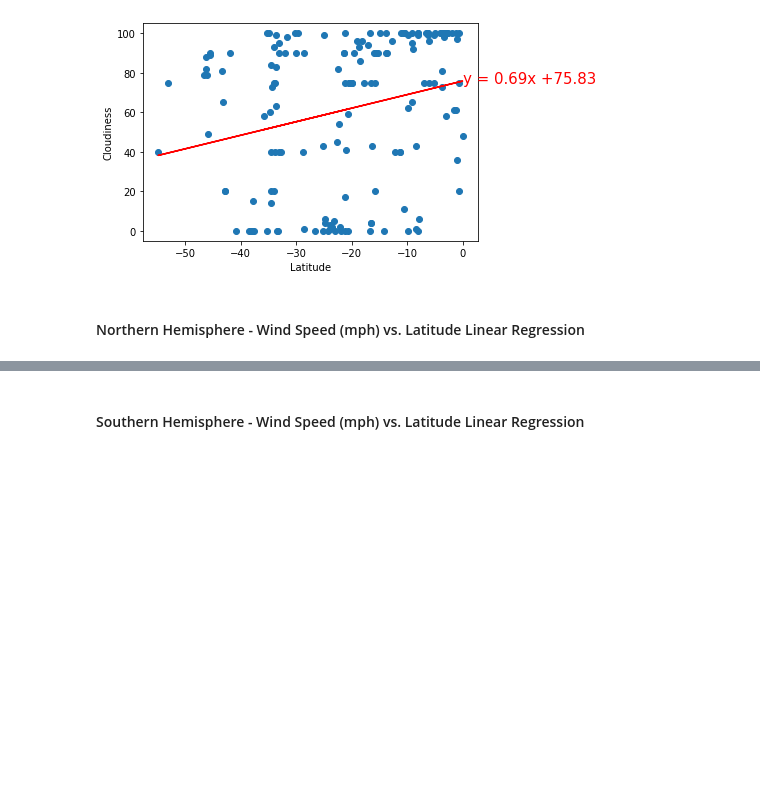
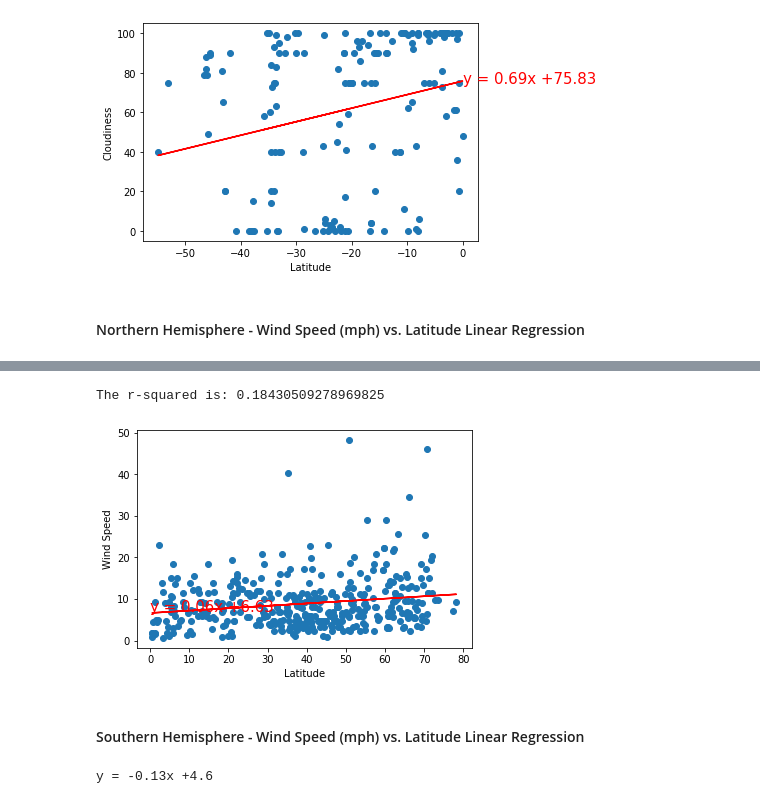
Before and after one commit to prerak-patel/python-api, a Jupyter notebook: WeatherPy/WeatherPy.ipynb, the cells around one changed output, grey strips where cells are left out. Saved outputs shown, nothing was run; the diff lists cells and outputs as text; code cells hidden in the pictures; blank space fills up the shorter version.

Commit message:
Southern Hemisphere - Wind Speed (mph) vs. Latitude Linear Regression

```diff
--- a/WeatherPy/WeatherPy.ipynb
+++ b/WeatherPy/WeatherPy.ipynb
@@ -431,18 +433,21 @@ print(line_eq)
 # %%
 # Create Plot
 plt.scatter(x_values,y_values)
 plt.plot(x_values,regress_values,"r-")
 
 # Label plot and annotate the line equation
 plt.xlabel('Latitude')
-plt.ylabel('Cloudiness')
-plt.annotate(line_eq,(0,42),fontsize=15,color="red")
+plt.ylabel('Wind Speed')
+plt.annotate(line_eq,(0,7),fontsize=15,color="red")
 
 # Print r square value
 print(f"The r-squared is: {rvalue}")
 
 # Show plot
-plt.savefig("../Images/LinearReg_Cloudiness_Lat_North.png")
+plt.savefig("../Images/LinearReg_WindSpeed_Lat_North.png")
 plt.show()
+# %% [output]
+The r-squared is: 0.18430509278969825
+[figure, added]
 # %% [markdown]
 ####  Southern Hemisphere - Wind Speed (mph) vs. Latitude Linear Regression
@@ -448,0 +460,6 @@ plt.show()
+# %%
+# Create line equation string
+line_eq = "y = " + str(round(slope,2)) + "x +" + str(round(intercept,2))
+print(line_eq)
+# %% [output]
+y = -0.13x +4.6
```
Also changed, not shown: parts of 3 cells of this notebook.
